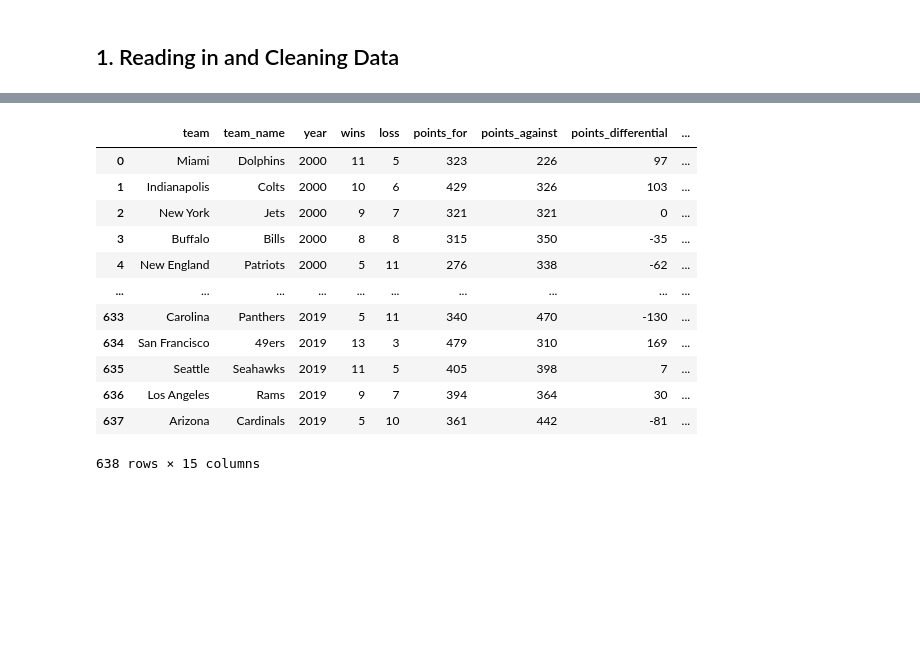
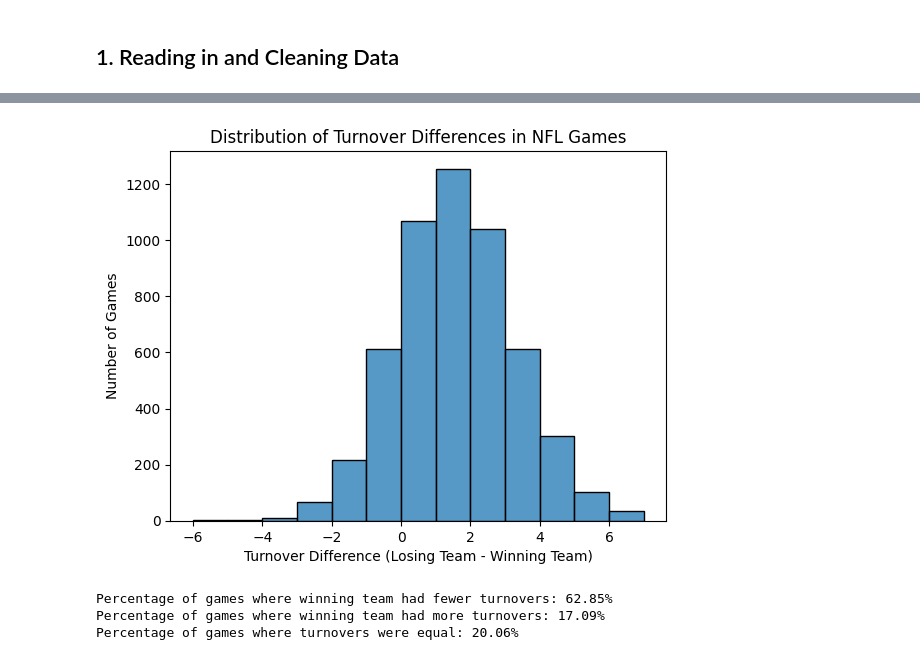
Before and after one commit to MattUrbanz/SI_385_Project_Repository, a Jupyter notebook: project_dataset_analysis.ipynb, the cells around one changed output, grey strips where cells are left out. Saved outputs shown, nothing was run; the diff lists cells and outputs as text; code cells hidden in the pictures; blank space fills up the shorter version.

```diff
--- a/project_dataset_analysis.ipynb
+++ b/project_dataset_analysis.ipynb
@@ -11,4 +13,2 @@ import pandas as pd
 # %%
-nfl_attendance_stats = pd.read_csv('../data/attendance.csv')
-nfl_games_stats = pd.read_csv('../data/games.csv')
-nfl_standings_stats = pd.read_csv('../data/standings.csv')
+games = pd.read_csv('/Users/samgibson/Desktop/si385fa2025/data/games.csv')
@@ -77,16 +15,22 @@ nfl_games_stats
-# %%
-nfl_standings_stats
-# %% [output]
-|  | team | team_name | year | wins | loss | points_for | points_against | points_differential | ... |
-| 0 | Miami | Dolphins | 2000 | 11 | 5 | 323 | 226 | 97 | ... |
-| 1 | Indianapolis | Colts | 2000 | 10 | 6 | 429 | 326 | 103 | ... |
-| 2 | New York | Jets | 2000 | 9 | 7 | 321 | 321 | 0 | ... |
-| 3 | Buffalo | Bills | 2000 | 8 | 8 | 315 | 350 | -35 | ... |
-| 4 | New England | Patriots | 2000 | 5 | 11 | 276 | 338 | -62 | ... |
-| ... | ... | ... | ... | ... | ... | ... | ... | ... | ... |
-| 633 | Carolina | Panthers | 2019 | 5 | 11 | 340 | 470 | -130 | ... |
-| 634 | San Francisco | 49ers | 2019 | 13 | 3 | 479 | 310 | 169 | ... |
-| 635 | Seattle | Seahawks | 2019 | 11 | 5 | 405 | 398 | 7 | ... |
-| 636 | Los Angeles | Rams | 2019 | 9 | 7 | 394 | 364 | 30 | ... |
-| 637 | Arizona | Cardinals | 2019 | 5 | 10 | 361 | 442 | -81 | ... |
-638 rows × 15 columns
+# %%
+games['thediff'] = games['turnovers_loss'] - games['turnovers_win']
+# %%
+sns.histplot(games['thediff'], binwidth=1)
+plt.title('Distribution of Turnover Differences in NFL Games')
+plt.xlabel('Turnover Difference (Losing Team - Winning Team)')
+plt.ylabel('Number of Games')
+plt.show()
+# %% [output]
+[figure, added]
+# %%
+pctpos = games[games['thediff']>0].shape[0]/games.shape[0]
+pctneg = games[games['thediff']<0].shape[0]/games.shape[0]
+pctsame = games[games['thediff']==0].shape[0]/games.shape[0]
+
+print(f"Percentage of games where winning team had fewer turnovers: {pctpos:.2%}")
+print(f"Percentage of games where winning team had more turnovers: {pctneg:.2%}")
+print(f"Percentage of games where turnovers were equal: {pctsame:.2%}")
+# %% [output]
+Percentage of games where winning team had fewer turnovers: 62.85%
+Percentage of games where winning team had more turnovers: 17.09%
+Percentage of games where turnovers were equal: 20.06%
```
Also changed, not shown: parts of 7 cells of this notebook.
